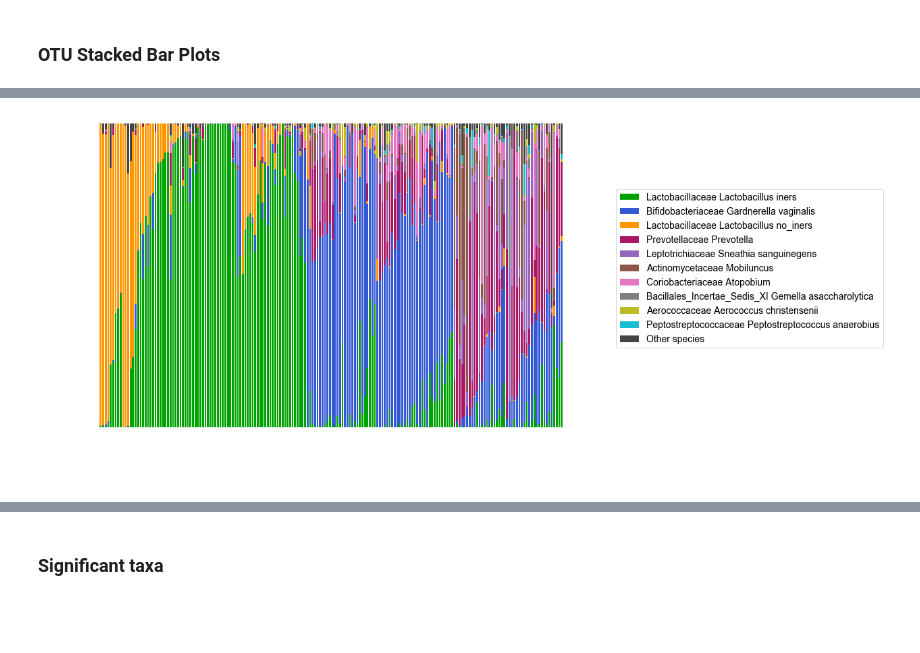
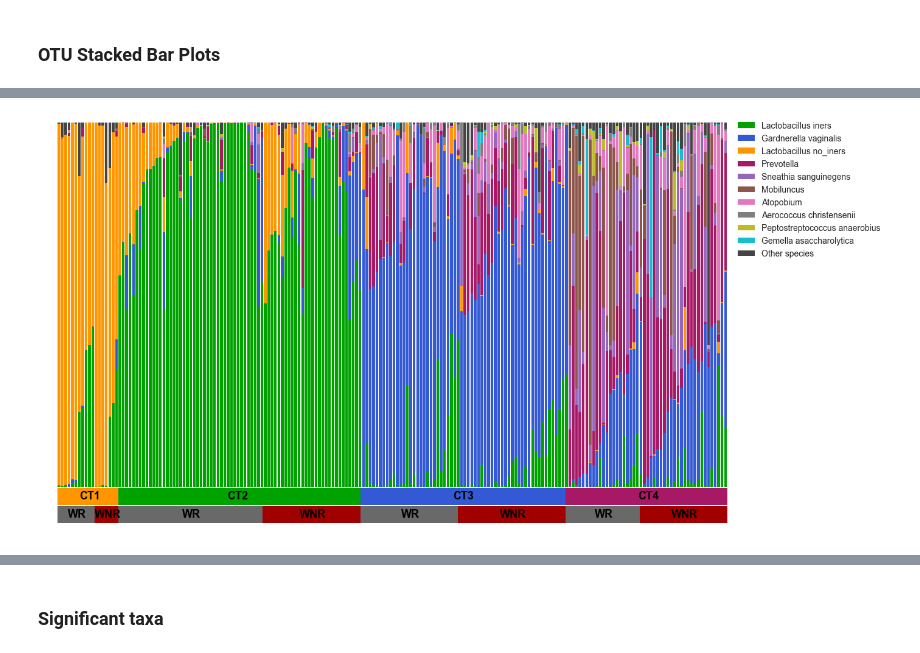
Before and after one commit to munozalexander/Cervicovaginal-Microbiome-Temporal-Dynamics, a Jupyter notebook: Markov_TaxaLevel.ipynb, the cells around one changed output, grey strips where cells are left out. Saved outputs shown, nothing was run; the diff lists cells and outputs as text; code cells hidden in the pictures; blank space fills up the shorter version.

```diff
--- a/Markov_TaxaLevel.ipynb
+++ b/Markov_TaxaLevel.ipynb
@@ -54,6 +54,7 @@ matplotlib.rcParams['font.sans-serif'] = "Arial"
 matplotlib.rcParams['font.family'] = "sans-serif"
 
 COLORS = ['#FF9600', '#00A200', '#3359D4', '#A71865']
+COLORS2 = ['#696969','#A00000']
 # %%
 # read in data
 rawotu = pd.read_csv('data/abundance_table.csv', index_col=0)
@@ -384,7 +385,7 @@ gs = gridspec.GridSpec(10, 10)
 gs.update(wspace=0, hspace=0)
 
 ct_cmap = pltcolors.ListedColormap(COLORS)
-hierarchy.set_link_color_palette([COLORS[i] for i in [3,2,0,1]])
+hierarchy.set_link_color_palette([COLORS[i] for i in [2,3,0,1]])
 ax1 = fig.add_subplot(gs[:-1, :])
 d = hierarchy.dendrogram(Z, no_labels=True, color_threshold=0.4*max(Z[:,2]), \
                          above_threshold_color='k', ax=ax1)
@@ -570,8 +587,8 @@ for t in range(timepoints):
                              edgecolors='w', \
                              s=80)
     prettify_ax(axarr[t])
-    xlabel = 'PC1 ' + str(round(float(col1),2))
-    ylabel = 'PC2 ' + str(round(float(col2),2))
+    xlabel = 'PC1 ' + str(int(float(col1)*100))+'%'
+    ylabel = 'PC2 ' + str(int(float(col2)*100))+'%'
     title = 'PCoA Timepoint ' + str(t+1)
     axarr[t].set_xlabel(xlabel, fontsize=15)
     axarr[t].set_ylabel(ylabel, fontsize=15)
@@ -657,12 +607,0 @@ movingdot_animation(sample_ids=sample_ids, file_suffix='sample_demo')
-# %%
-# animation : taxa-level simulations using markov probabilities
-for k in range(4):
-    num_states = 15
-    start_id = '0055.051.1'
-    sample_ids = [start_id]
-    for j in range(num_states):
-        prev_id = sample_ids[-1]
-        next_id = markov_step(prev_id, p_move=1)
-        sample_ids.append(next_id)
-    fname = 'markov_simulation_test'+str(k)
-    movingdot_animation(sample_ids=sample_ids, file_suffix=fname)
@@ -869,49 +743,67 @@ plt.show()
 # order otu dataframe by transitions to prep for stacked barplot plotting
 stack_orderedids, translens, states = [], [], []
 for startct in ['CT1','CT2','CT3','CT4']:
     for return_str in ['_WR', '_WNR']:
         state = str(startct)+return_str
         idscurr = cttrans_dict[state]
         idscurr = list(pcoa_df.loc[idscurr,:].iloc[:,1].sort_values().index.values)
         stack_orderedids += idscurr
         translens.append(len(idscurr))
         states.append(state)
 
 # sort and filter fractional otu table
 sortedcols = fracotu.sum(axis=0).sort_values(ascending=False).index.values
 fracotu = fracotu.loc[stack_orderedids,sortedcols]
 fracotufilt = fracotu.iloc[:,:10]
 
 # plot
-f = plt.figure(figsize=(18,8))
-gs = gridspec.GridSpec(10, 10)
+fig = plt.figure(figsize=(20,10))
+gs = gridspec.GridSpec(3, 5, height_ratios=[20,1,1])
 gs.update(wspace=0, hspace=0)
-a = f.add_subplot(gs[:, :-2])
-a.axis('off')
-a.patch.set_facecolor('white')
-colors2 = [COLORS[i] for i in [1,2,0,3]]+list(plt.cm.tab10.colors[4:])
+ax = fig.add_subplot(gs[0, :-1])
+ax.axis('off')
+ax.patch.set_facecolor('white')
+colors3 = [COLORS[i] for i in [1,2,0,3]]+list(plt.cm.tab10.colors[4:])
 matplotlib.rcParams.update({'font.size': 18})
 ind = np.arange(fracotufilt.shape[0])
-width = 0.75
+locs = [np.sum(translens[:i]) for i in range(len(translens))] + [fracotu.shape[0]]
 bars = []
 for i in range(fracotufilt.shape[1]+1):
     if i==0:
-        b = a.bar(ind, fracotufilt.iloc[:,i], width, color=colors2[i])
+        b = ax.bar(ind, fracotufilt.iloc[:,i], color=colors3[i], align='edge')
     elif i==fracotufilt.shape[1]:
-        b = a.bar(ind, 1-fracotufilt.sum(axis=1), width, color='#444444', bottom=fracotufilt.sum(axis=1))
+        b = ax.bar(ind, 1-fracotufilt.sum(axis=1), color='#444444', bottom=fracotufilt.sum(axis=1), align='edge')
     else:
-        b = a.bar(ind, fracotufilt.iloc[:,i], width, color=colors2[i], bottom=fracotufilt.iloc[:,:i].sum(axis=1))
+        b = ax.bar(ind, fracotufilt.iloc[:,i], color=colors3[i], bottom=fracotufilt.iloc[:,:i].sum(axis=1), align='edge')
     bars.append(b)
-locs = [np.sum(translens[:i]) for i in range(len(translens))]
-a.xaxis.set_ticks(locs)
-a.set_xticklabels(states, rotation='vertical', fontsize=15)
-a.set_ylabel('Fractional Abundance', fontsize=15)
-a.xaxis.set_tick_params(width=8)
+ax.set_xlim([0,fracotufilt.shape[0]-1])
 
-legend_labels = list(fracotufilt.columns.values) + ['Other species']
-plt.legend([bc[0] for bc in bars], legend_labels, prop={'size':14}, bbox_to_anchor=(1.05,.8))
+ax = fig.add_subplot(gs[1,:-1])
+cmap = matplotlib.colors.ListedColormap(COLORS)
+bounds = [0,1.9,3.9,5.9,7.9]
+norm = matplotlib.colors.BoundaryNorm(bounds, cmap.N)
+ax.imshow([[e for e,t in enumerate(translens) for j in range(t)] for a in range(5)], cmap=cmap, norm=norm)
+for e,i in enumerate([9,53,120,175]):
+    ax.text(i-3,2.8,'CT'+str(e+1),weight='bold',color='k')
+ax.axis('off')
+
+ax = fig.add_subplot(gs[2,:-1])
+cmap = matplotlib.colors.ListedColormap(COLORS2)
+bounds = [-.1,.5,1.1]
+norm = matplotlib.colors.BoundaryNorm(bounds, cmap.N)
+ax.imshow([[0 if (e%2==0) else 1 for e,t in enumerate(translens) for j in range(t)] for a in range(5)], cmap=cmap, norm=norm)
+wr_locs = [(a+b)/2 for a,b in zip(locs,locs[1:])]
+for i in range(8):
+    if i%2==0:
+        ax.text(wr_locs[i]-3,2.85,'WR',weight='bold',color='k')
+    else:
+        ax.text(wr_locs[i]-4.1,2.85,'WNR',weight='bold',color='k')
+ax.axis('off')
+
+legend_labels = [' '.join(a.split()[1:]) for a in fracotufilt.columns]+['Other species']
+plt.legend([bc[0] for bc in bars], legend_labels, prop={'size':14}, bbox_to_anchor=(1.24,24.3))
 plt.tight_layout()
-#plt.savefig('figures/abundances.pdf', bbox_inches='tight')
+plt.savefig('figures/abundances.pdf', bbox_inches='tight')
 plt.show()
 # %% [output]
-[figure, old version]
+[figure, new version]
```
Also changed, not shown: parts of 35 cells of this notebook, 36 other files.
